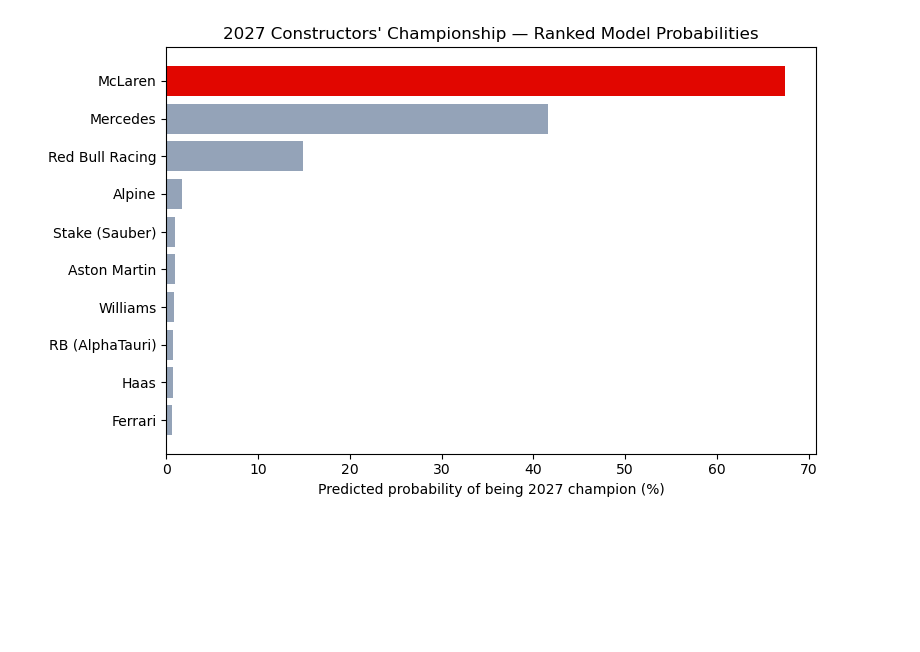
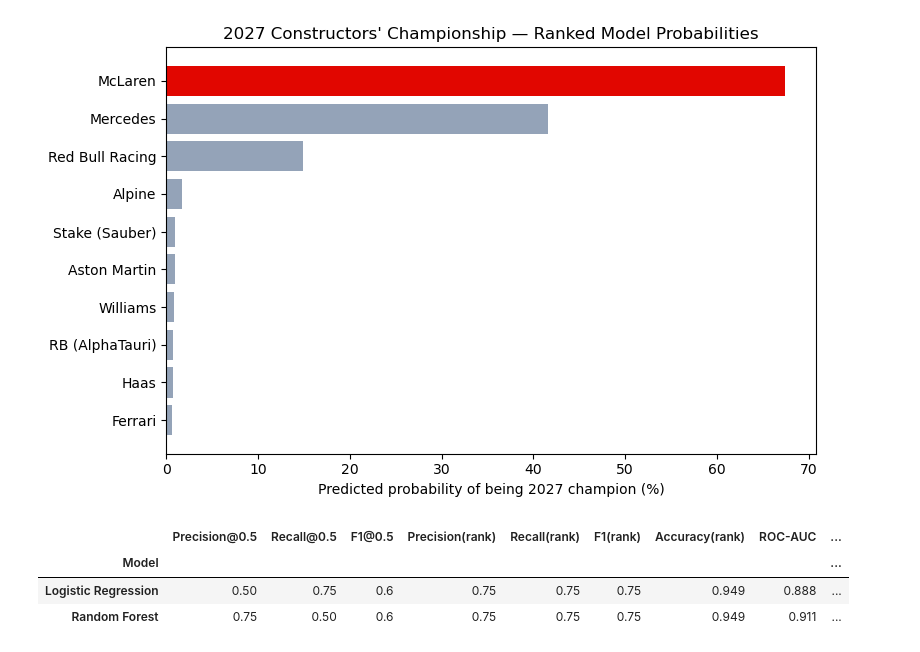
Before and after one commit to fredizenn/Statistics-and-Machine-Learning, a Jupyter notebook: Week-5/Final-Project-Examination/Championship_Classification_Modelling.ipynb, the cells around one changed output. Cells and saved outputs as stored; diff of their text form; code cells hidden in the pictures; blank space fills up the shorter version.

```diff
--- a/Week-5/Final-Project-Examination/Championship_Classification_Modelling.ipynb
+++ b/Week-5/Final-Project-Examination/Championship_Classification_Modelling.ipynb
@@ -202,3 +202,50 @@ plt.show()
 # leaderboard.to_csv("predicted_2027_champion.csv")
 # %% [output]
 [figure]
+# %%
+from sklearn.metrics import (classification_report, confusion_matrix,
+                             precision_score, recall_score, f1_score,
+                             roc_curve, precision_recall_curve, ConfusionMatrixDisplay, accuracy_score)
+
+def rolling_predictions(model_fn):
+    recs = []
+    for season in sorted(hist["season"].unique()):
+        tr = hist["season"] < season
+        te = hist["season"] == season
+        if tr.sum() < 20 or y[tr].sum() < 1 or hist.loc[te, "is_constructors_champion"].sum() !=1:
+            continue
+        m = model_fn(); m.fit(X[tr], y[tr])
+        p = m.predict_proba(X[te])[:,1]
+        sub = hist.loc[te, ["season", "team_name", "is_constructors_champion"]].copy()
+        sub["proba"] = p
+        sub["rank_pred"] = 0
+        sub.iloc[int(np.argmax(p)), sub.columns.get_loc("rank_pred")] = 1
+        recs.append(sub)
+    return pd.concat(recs, ignore_index=True)
+
+summary = []
+oos_by_model = {}
+for name, fn in [("Logistic Regression", make_logreg), ("Random Forest", make_rf)]:
+    oos = rolling_predictions(fn)
+    oos_by_model[name] = oos
+    yt, p = oos["is_constructors_champion"], oos["proba"]
+    y05, yr = (p >= 0.5).astype(int), oos["rank_pred"]
+    summary.append({
+        "Model": name,
+        "Precision@0.5": round(precision_score(yt, y05, zero_division=0), 3),
+        "Recall@0.5":    round(recall_score(yt, y05), 3),
+        "F1@0.5":        round(f1_score(yt, y05, zero_division=0), 3),
+        "Precision(rank)": round(precision_score(yt, yr, zero_division=0), 3),
+        "Recall(rank)":    round(recall_score(yt, yr), 3),
+        "F1(rank)":        round(f1_score(yt, yr), 3),
+        "Accuracy(rank)":  round(accuracy_score(yt, yr), 3),
+        "ROC-AUC":  round(roc_auc_score(yt, p), 3),
+        "PR-AUC":   round(average_precision_score(yt, p), 3),
+    })
+
+pd.DataFrame(summary).set_index("Model")
+# %% [output]
+|  | Precision@0.5 | Recall@0.5 | F1@0.5 | Precision(rank) | Recall(rank) | F1(rank) | Accuracy(rank) | ROC-AUC | ... |
+| Model |  |  |  |  |  |  |  |  | ... |
+| Logistic Regression | 0.50 | 0.75 | 0.6 | 0.75 | 0.75 | 0.75 | 0.949 | 0.888 | ... |
+| Random Forest | 0.75 | 0.50 | 0.6 | 0.75 | 0.75 | 0.75 | 0.949 | 0.911 | ... |
```
Also changed, not shown: parts of 6 cells of this notebook, 2 other files.
